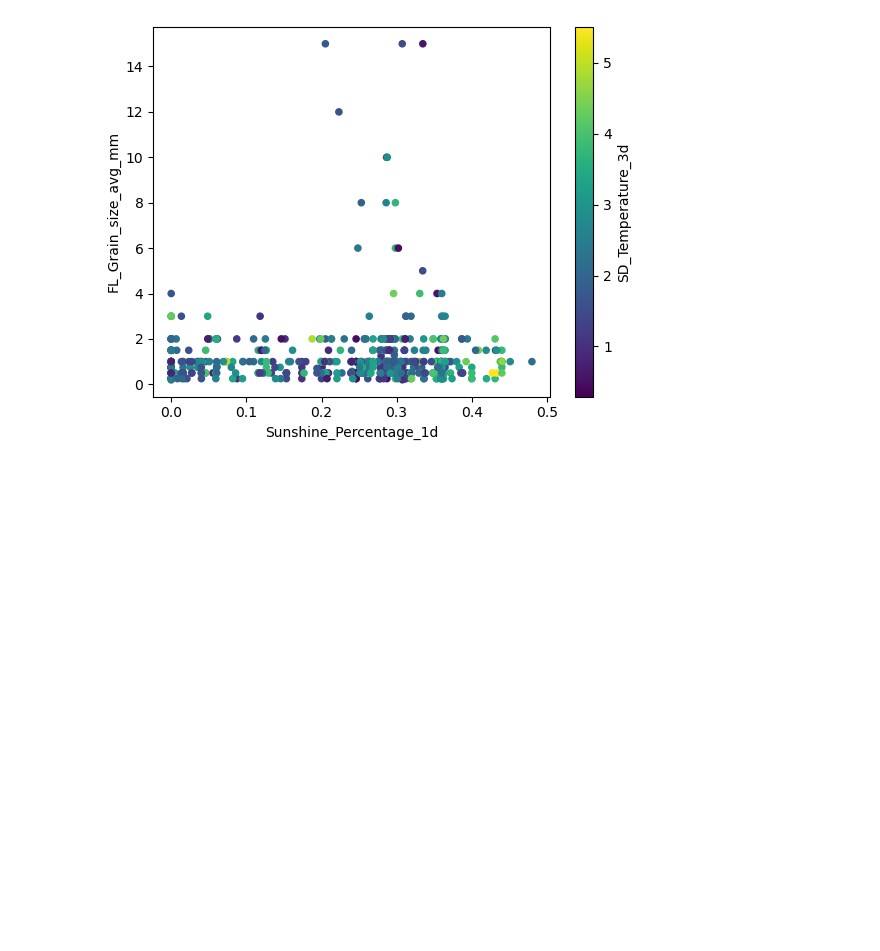
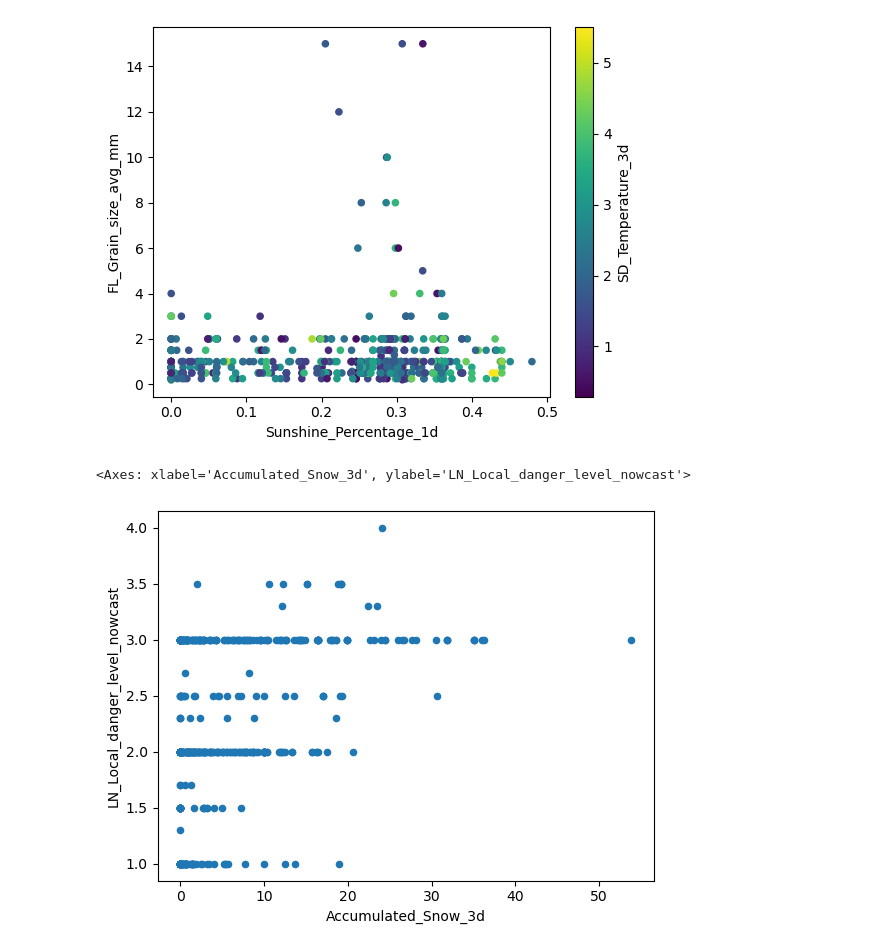
Before and after one commit to GregoryBacharas/actuarial_data_science, a Jupyter notebook: main_jupiter.ipynb, the cells around one changed output. Drawn from its saved outputs; the diff is of its cells as text; code cells hidden in the pictures; blank space fills up the shorter version.

Commit message:
Clean up

```diff
--- a/main_jupiter.ipynb
+++ b/main_jupiter.ipynb
@@ -734,3 +734,8 @@ cleand.plot.scatter(x='Sunshine_Percentage_1d', y='FL_Grain_size_avg_mm', c='SD_
 # %% [output]
 <Axes: xlabel='Sunshine_Percentage_1d', ylabel='FL_Grain_size_avg_mm'>
 [figure]
+# %%
+cleand.plot.scatter(x='Accumulated_Snow_3d', y='LN_Local_danger_level_nowcast')
+# %% [output]
+<Axes: xlabel='Accumulated_Snow_3d', ylabel='LN_Local_danger_level_nowcast'>
+[figure, added]
```
Also changed, not shown: 1 other file.
